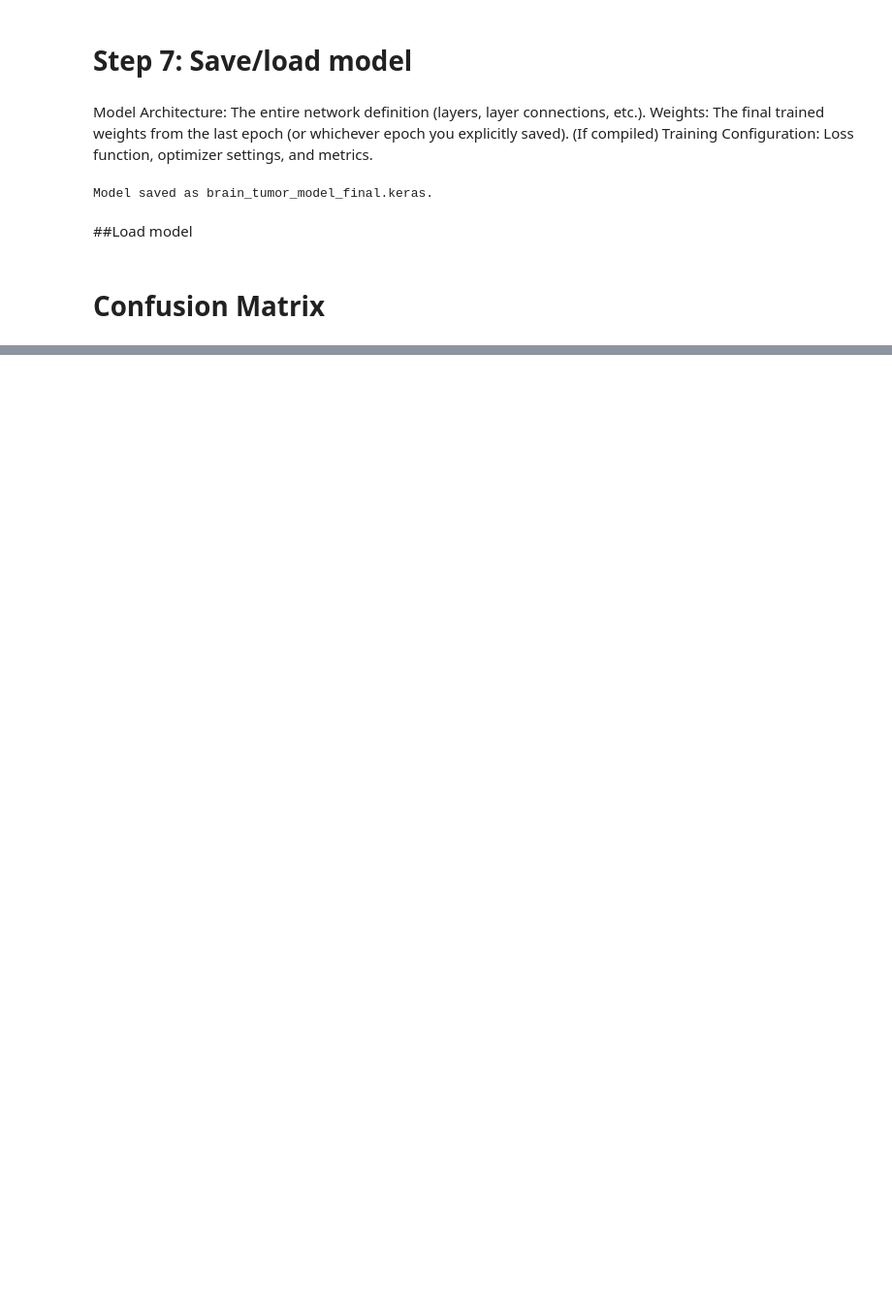
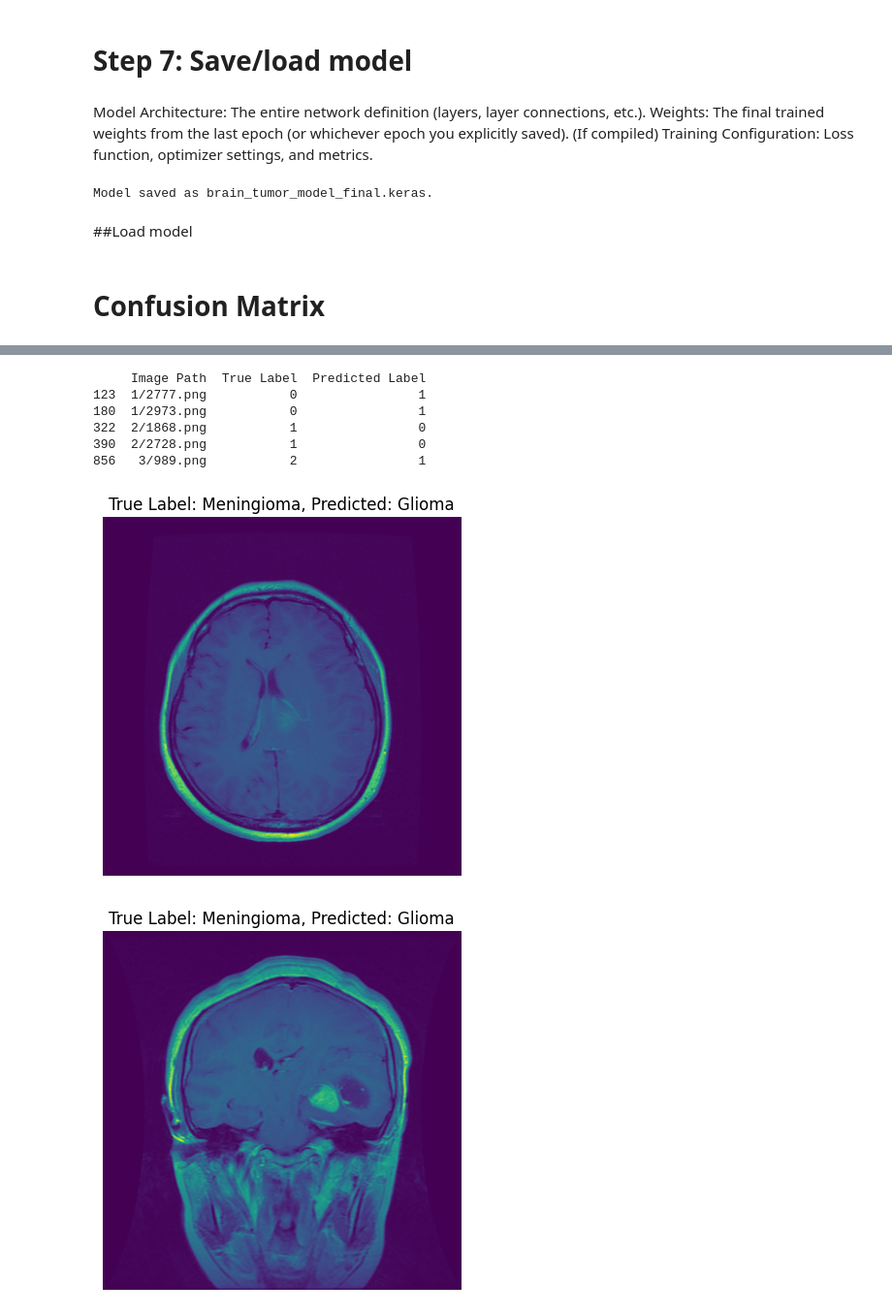
Before and after one commit to richardparik/Projects, a Jupyter notebook: FINAL project/Final_project.ipynb, the cells around one changed output, grey strips where cells are left out. Shown at 97% size. Saved outputs shown, nothing was run; the diff lists cells and outputs as text; code cells hidden in the pictures; blank space fills up the shorter version.

```diff
--- a/FINAL project/Final_project.ipynb
+++ b/FINAL project/Final_project.ipynb
@@ -643,0 +641,32 @@ Confusion Matrix (raw counts):
+# %%
+# Example
+results = pd.DataFrame({
+    "Image Path": test_generator.filenames,
+    "True Label": y_true,
+    "Predicted Label": y_pred
+})
+# %%
+misclassified = results[results["True Label"] != results["Predicted Label"]]
+print(misclassified)
+# %% [output]
+     Image Path  True Label  Predicted Label
+123  1/2777.png           0                1
+180  1/2973.png           0                1
+322  2/1868.png           1                0
+390  2/2728.png           1                0
+856   3/989.png           2                1
+# %%
+# Example: Display first misclassified image
+for _, row in misclassified.iterrows():
+    img_path = row["Image Path"]
+    img = mpimg.imread(f"{dataset_path}/{img_path}")
+    plt.imshow(img)
+    # Adjust labels for label_map (add 1)
+    true_label = str(row['True Label'] + 1)
+    predicted_label = str(row['Predicted Label'] + 1)
+    plt.title(f"True Label: {label_map[true_label]}, Predicted: {label_map[predicted_label]}")
+    plt.axis("off")
+    plt.show()
+# %% [output]
+[figure, added]
+[figure, added]
```
Also changed, not shown: parts of 15 cells of this notebook.
